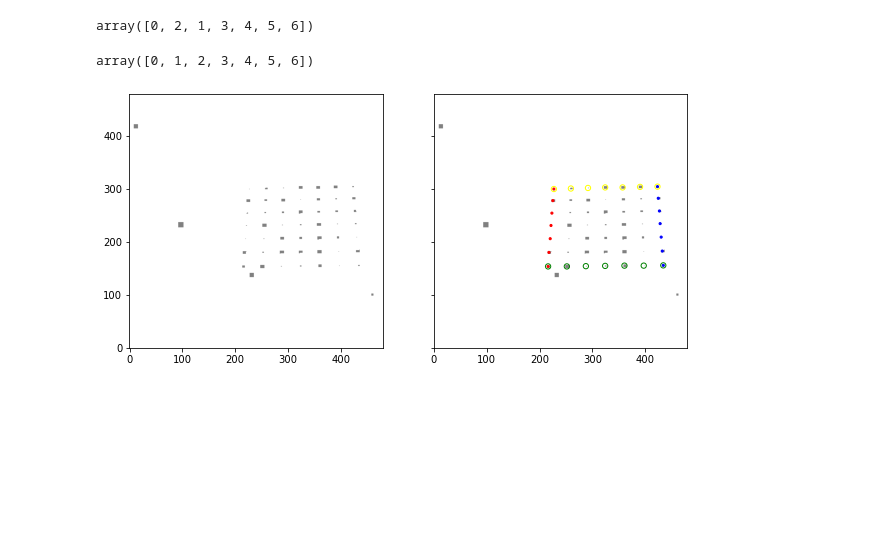
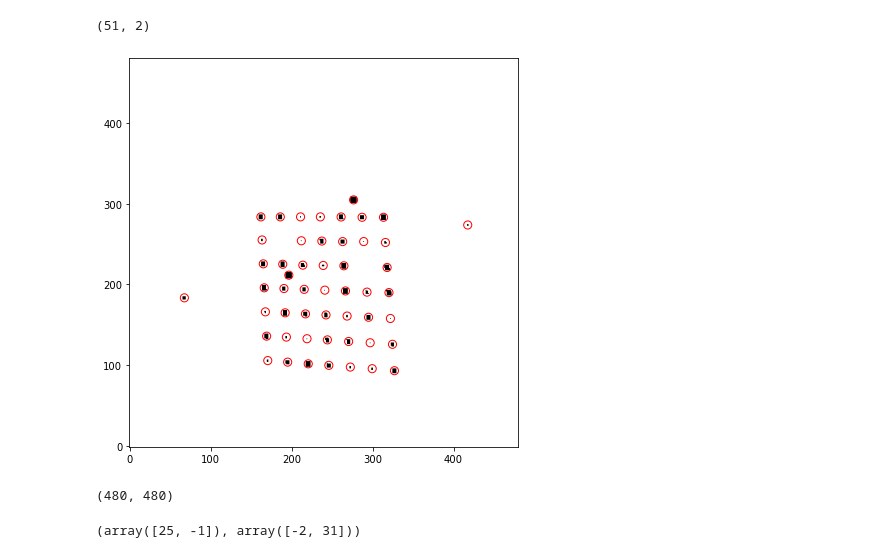
Before and after one commit to avva14/various_tests, a Jupyter notebook: test1/boardrefine.ipynb, the cells around one changed output. Cells and saved outputs as stored; diff of their text form; code cells hidden in the pictures; blank space fills up the shorter version.

```diff
--- a/test1/boardrefine.ipynb
+++ b/test1/boardrefine.ipynb
@@ -186,4 +135,0 @@ xshift, yshift
-# %%
-xyll = []
-for t in xy:
-    xyll.append(list(t))
@@ -272,3 +135,0 @@ tt = np.array([[purecl[i] for i in hh] for hh in hhx])
-# %%
-s = np.mean(ss, axis=1)
-t = np.mean(tt, axis=1)
@@ -278,8 +135,0 @@ sorty = np.argsort(t[:,1])
-# %%
-sortx
-# %% [output]
-array([0, 2, 1, 3, 4, 5, 6])
-# %%
-sorty
-# %% [output]
-array([0, 1, 2, 3, 4, 5, 6])
@@ -288,16 +136,19 @@ cls = ['red','blue','green','yellow','cyan','pink','magenta']
-# %%
-fig, axxes = plt.subplots(ncols=2, nrows=1, figsize=(10,5), sharex=True, sharey=True)
-axxes[0].imshow(1-bd, cmap='gray', origin='lower', alpha=0.5)
-axxes[1].imshow(1-bd, cmap='gray', origin='lower', alpha=0.5)
-for i, v in enumerate(purecl):
-    if (i in vvx[0]):
-        axxes[1].add_patch(plt.Circle((v[0], v[1]), 2, color=cls[0]))
-    if (i in vvx[6]):
-        axxes[1].add_patch(plt.Circle((v[0], v[1]), 2, color=cls[1]))
-    if (i in hhx[0]):
-        axxes[1].add_patch(plt.Circle((v[0], v[1]), 5, color=cls[2], fill=False))
-    if (i in hhx[6]):
-        axxes[1].add_patch(plt.Circle((v[0], v[1]), 5, color=cls[3], fill=False))
-plt.show()
-# %% [output]
-[figure, removed]
+# %%
+#Centers of clusters
+xy = np.array(list(map(centerofmass, cl)))
+xy.shape
+# %% [output]
+(51, 2)
+# %%
+fig, axxes = plt.subplots(ncols=1, nrows=1, figsize=(6,6), sharex=True, sharey=True)
+axxes.imshow(1-bd, cmap='gray', origin='lower')
+for t in xy:
+    axxes.add_patch(plt.Circle((t[0], t[1]), 5, color='r', fill=False))
+fig.tight_layout()
+plt.show()
+# %% [output]
+[figure, added]
+# %%
+bd.shape
+# %% [output]
+(480, 480)
@@ -303,0 +177,4 @@ plt.show()
+# %%
+detectshifts(bd)
+# %% [output]
+(array([25, -1]), array([-2, 31]))
```
Also changed, not shown: parts of 47 cells of this notebook, 2 other files.
